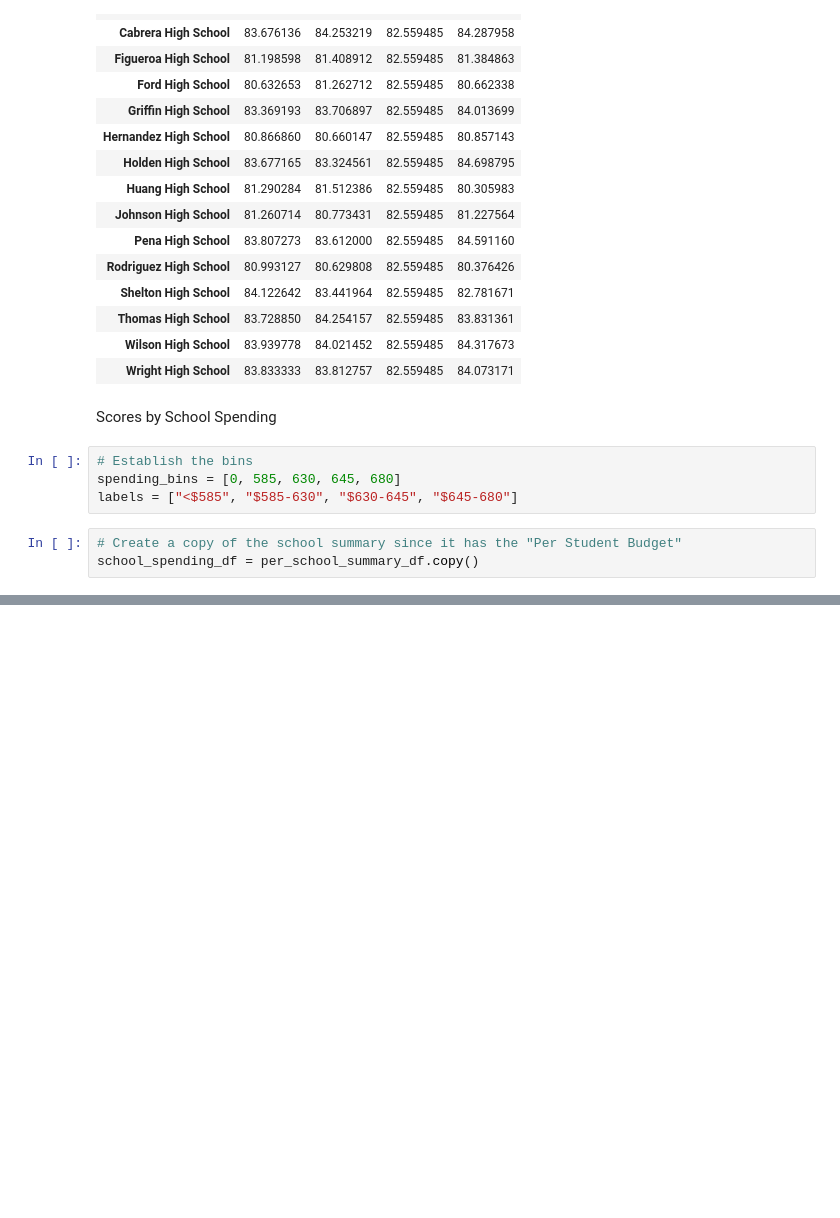
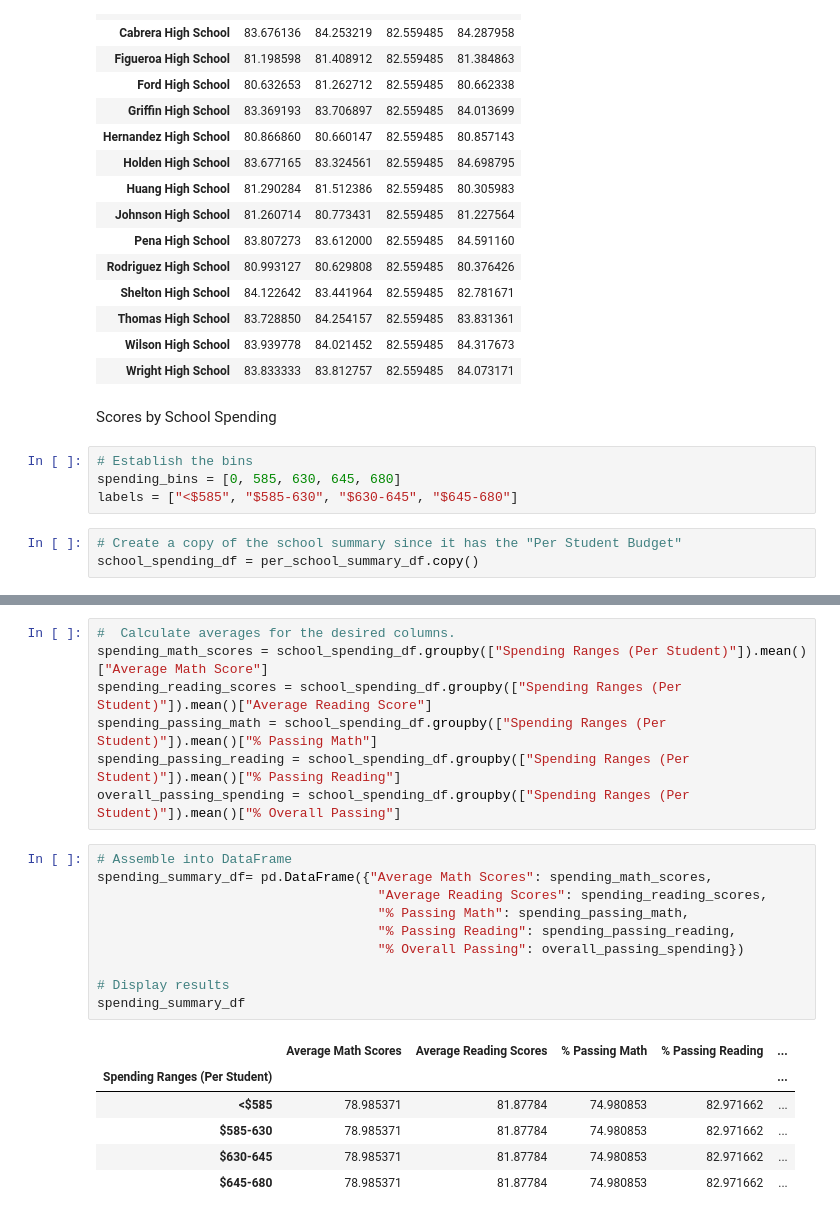
Before and after one commit to mychele-larson/Pandas-Challenge, a Jupyter notebook: PyCitySchools/PyCitySchools_Homework.ipynb, the cells around one changed output, grey strips where cells are left out. Drawn from its saved outputs; the diff is of its cells as text; blank space fills up the shorter version.

```diff
--- a/PyCitySchools/PyCitySchools_Homework.ipynb
+++ b/PyCitySchools/PyCitySchools_Homework.ipynb
@@ -398,0 +421,24 @@ TypeError: '<' not supported between instances of 'int' and 'str'
+# %%
+#  Calculate averages for the desired columns.
+spending_math_scores = school_spending_df.groupby(["Spending Ranges (Per Student)"]).mean()["Average Math Score"]
+spending_reading_scores = school_spending_df.groupby(["Spending Ranges (Per Student)"]).mean()["Average Reading Score"]
+spending_passing_math = school_spending_df.groupby(["Spending Ranges (Per Student)"]).mean()["% Passing Math"]
+spending_passing_reading = school_spending_df.groupby(["Spending Ranges (Per Student)"]).mean()["% Passing Reading"]
+overall_passing_spending = school_spending_df.groupby(["Spending Ranges (Per Student)"]).mean()["% Overall Passing"]
+# %%
+# Assemble into DataFrame
+spending_summary_df= pd.DataFrame({"Average Math Scores": spending_math_scores,
+                                    "Average Reading Scores": spending_reading_scores,
+                                    "% Passing Math": spending_passing_math,
+                                    "% Passing Reading": spending_passing_reading,
+                                    "% Overall Passing": overall_passing_spending})
+
+# Display results
+spending_summary_df
+# %% [output]
+|  | Average Math Scores | Average Reading Scores | % Passing Math | % Passing Reading | ... |
+| Spending Ranges (Per Student) |  |  |  |  | ... |
+| <$585 | 78.985371 | 81.87784 | 74.980853 | 82.971662 | ... |
+| $585-630 | 78.985371 | 81.87784 | 74.980853 | 82.971662 | ... |
+| $630-645 | 78.985371 | 81.87784 | 74.980853 | 82.971662 | ... |
+| $645-680 | 78.985371 | 81.87784 | 74.980853 | 82.971662 | ... |
```
Also changed, not shown: parts of 11 cells of this notebook, 1 other file.
